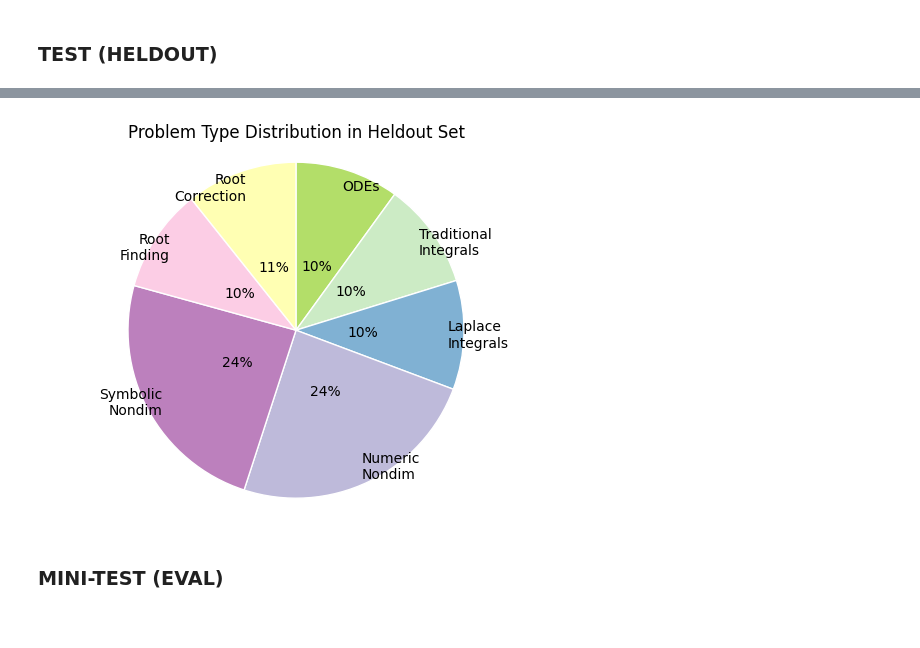
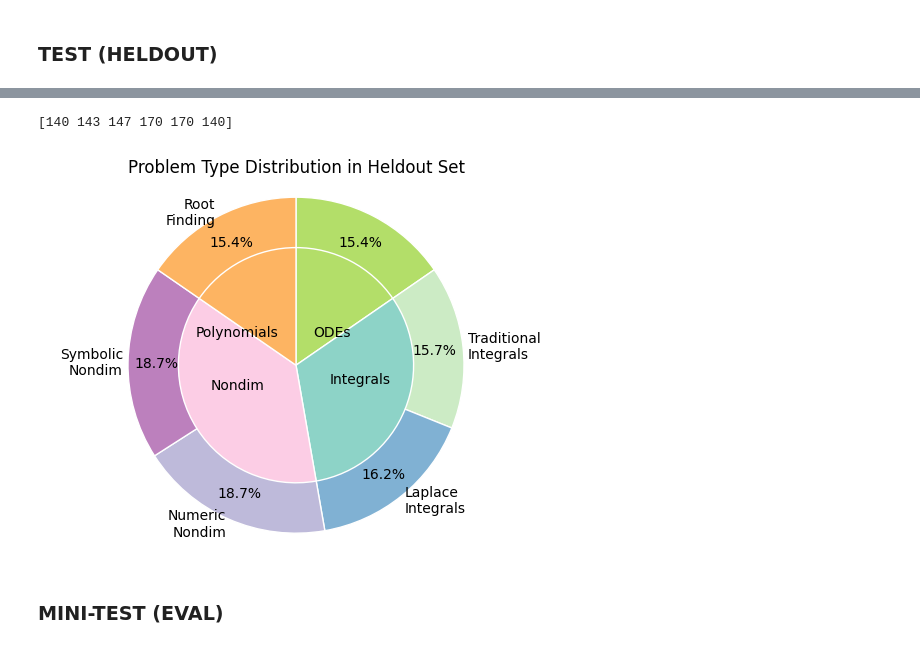
Before and after one commit to sarahmart/HARDMath, a Jupyter notebook: assets/dataset_split.ipynb, the cells around one changed output, grey strips where cells are left out. Drawn from its saved outputs; the diff is of its cells as text; code cells hidden in the pictures.

Commit message:
Updated data distribution plotting

```diff
--- a/assets/dataset_split.ipynb
+++ b/assets/dataset_split.ipynb
@@ -33,3 +33,6 @@ nondimentionalization_numeric     340
 polynomial_roots                  140
 polynomial_roots_corrections      150
 Name: count, dtype: int64
+# %%
+# remove polynomial root corrections
+counts.drop(counts.tail(1).index, inplace=True)
@@ -41,46 +55,51 @@ int_counts = counts[counts.index.str.contains('integral', case=False)]
 
 labels = counts.index
 sizes = counts.values
+# %%
+print(sizes)
+# %% [output]
+[140 143 147 170 170 140]
 # %%
 fig, ax = plt.subplots()
 
-# type_colors = cm((np.arange(4)*4)+1)
-# subtype_colors = cm(np.array([2,6,7,10,11,14,15]))
+type_colors = cm((np.arange(4)*4)+1)
+subtype_colors = cm(np.array([2,6,7,10,11,14,15]))
 
 type_colors = cm3(np.array([6,0,7,5]))
-subtype_colors = cm3(np.array([6,10,4,2,9,7,1])) # 8->2, 3->7
+subtype_colors = cm3(np.array([6,10,4,2,9,5,1])) # 8->2, 3->7->5
 
-# ax.pie([ode_counts.sum(), int_counts.sum(), nondim_counts.sum(), poly_counts.sum()],
-#        labels=['ODEs', 'Integrals', 'Nondim', 'Polynomials'],
-#        colors=type_colors,
-#        #autopct='%1f%%',
-#        startangle=90,
-#        counterclock=False,
-#        #wedgeprops=dict(edgecolor='w'),
-#        labeldistance=0.22,
-#        #pctdistance=0.52,
-#        rotatelabels=False)
+ax.pie([ode_counts.sum(), int_counts.sum(), nondim_counts.sum(), poly_counts.sum()],
+       labels=['ODEs', 'Integrals', 'Nondim', 'Polynomials'],
+       colors=type_colors,
+       #autopct='%1f%%',
+       startangle=90,
+       counterclock=False,
+       wedgeprops=dict(edgecolor='w'),
+       labeldistance=0.22,
+       # pctdistance=0.52,
+       rotatelabels=False)
 
 # outer circle -> subtypes
 ax.pie(sizes,
-       labels=['ODEs', 'Traditional\nIntegrals', 'Laplace\nIntegrals', 'Numeric\nNondim', 'Symbolic\nNondim', 'Root\nFinding', 'Root\nCorrection'],
+       labels=['', 'Traditional\nIntegrals', 'Laplace\nIntegrals', 'Numeric\nNondim', 'Symbolic\nNondim', 'Root\nFinding'], #'Root\nCorrection'],
+               #'Root\nFinding', 'Root\nCorrection'],
        radius=1,
        colors=subtype_colors,
-       autopct='%1.0f%%',
+       autopct='%1.1f%%',
        startangle=90,
        counterclock=False,
-       #wedgeprops=dict(width=0.3), #edgecolor='w'),
-       wedgeprops=dict(edgecolor='w'),
-       labeldistance=0.9,
-       pctdistance=0.4,
+       wedgeprops=dict(width=0.3, edgecolor='w'),
+       #wedgeprops=dict(edgecolor='w'),
+       labeldistance=1.03,
+       pctdistance=0.83,
        rotatelabels=False)
 
 plt.title('Problem Type Distribution in Heldout Set')
 ax.axis('equal')
 plt.savefig('heldout_dist.png')
 plt.show()
 # %% [output]
-[figure, old version]
+[figure, new version]
 # %% [markdown]
 ### MINI-TEST (EVAL)
 # %%
```
Also changed, not shown: parts of 5 cells of this notebook, 2 other files.
